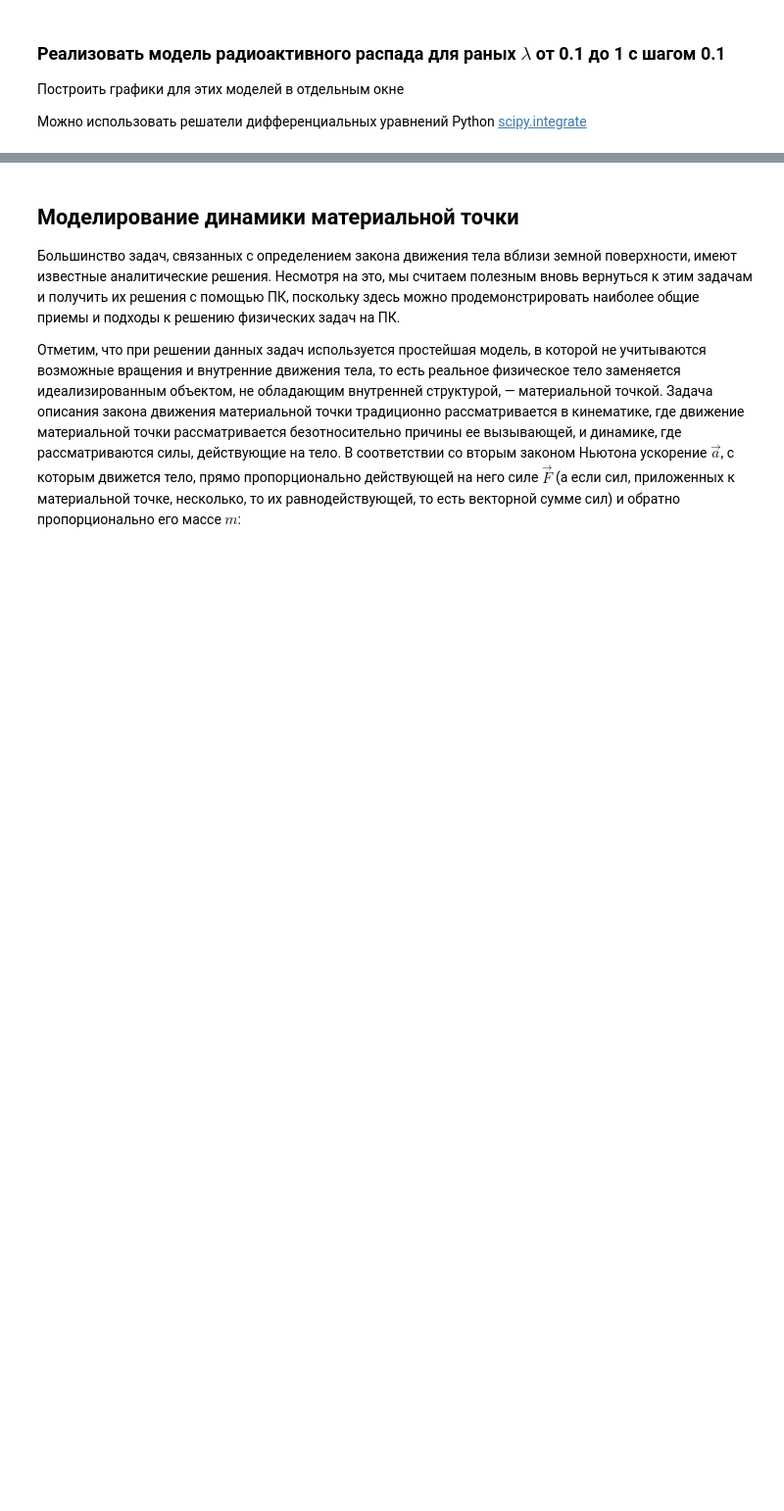
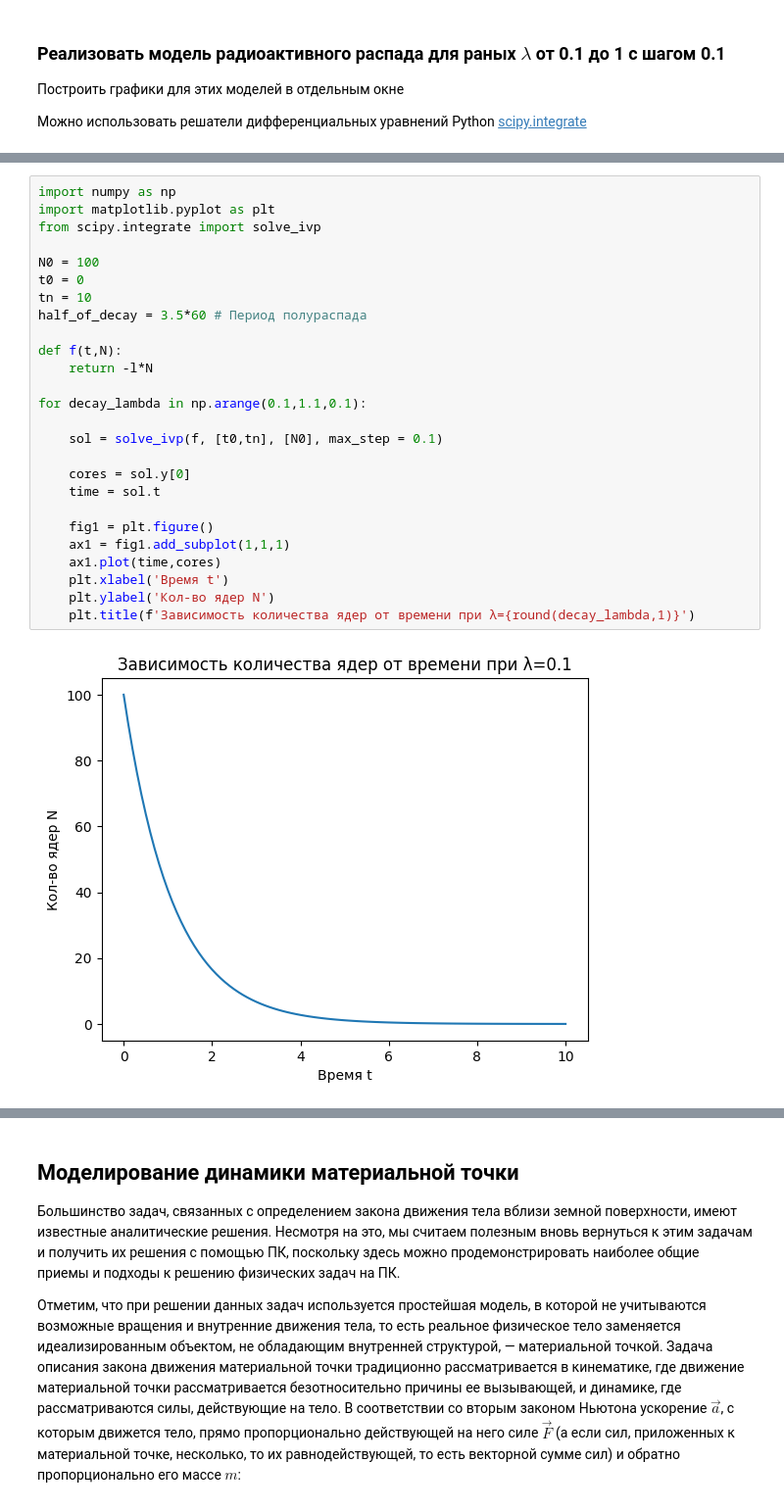
Before and after one commit to Pokulord/PhysModelling, a Jupyter notebook: Lab4.ipynb, the cells around one changed output, grey strips where cells are left out. Shown at 98% size. Saved outputs shown, nothing was run; the diff lists cells and outputs as text; blank space fills up the shorter version.

```diff
--- a/Lab4.ipynb
+++ b/Lab4.ipynb
@@ -190,0 +222,28 @@ Text(0, 0.5, 'Название')
+# %%
+import numpy as np
+import matplotlib.pyplot as plt
+from scipy.integrate import solve_ivp
+
+N0 = 100
+t0 = 0
+tn = 10
+half_of_decay = 3.5*60 # Период полураспада
+
+def f(t,N):
+    return -l*N
+
+for decay_lambda in np.arange(0.1,1.1,0.1):
+
+    sol = solve_ivp(f, [t0,tn], [N0], max_step = 0.1)
+
+    cores = sol.y[0]
+    time = sol.t
+
+    fig1 = plt.figure()
+    ax1 = fig1.add_subplot(1,1,1)
+    ax1.plot(time,cores)
+    plt.xlabel('Время t')
+    plt.ylabel('Кол-во ядер N')
+    plt.title(f'Зависимость количества ядер от времени при λ={round(decay_lambda,1)}')
+# %% [output]
+[figure, added]
```
Also changed, not shown: parts of 11 cells of this notebook.
